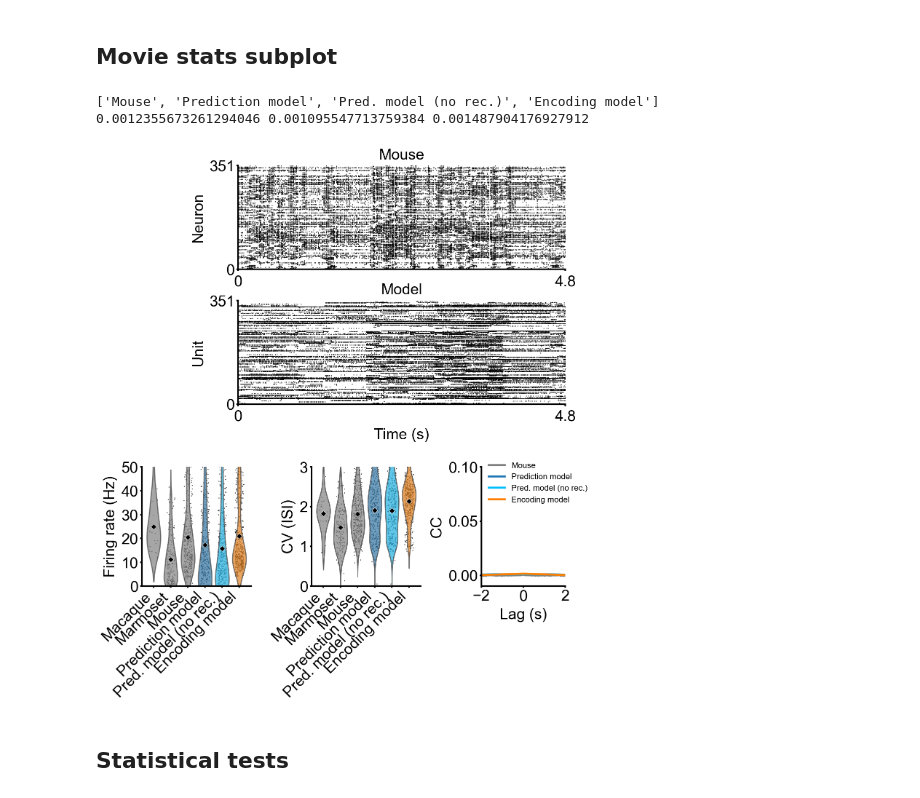
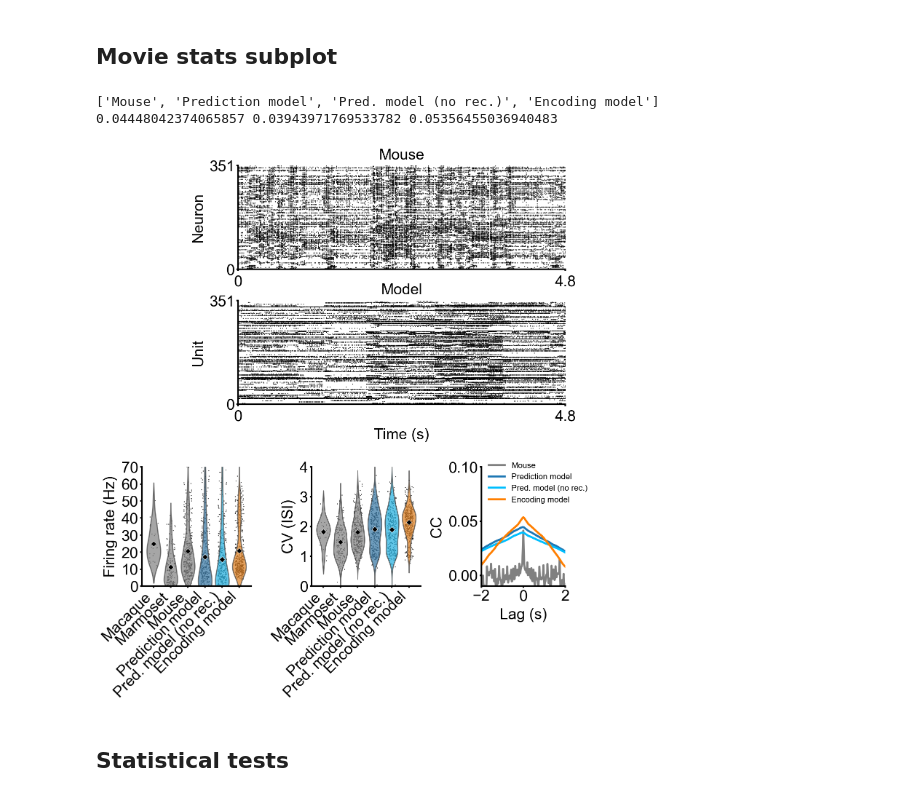
Before and after one commit to webstorms/RetinalModel, a Jupyter notebook: notebooks/Fig 2 - Spike responses.ipynb, the cells around one changed output. Drawn from its saved outputs; the diff is of its cells as text; code cells hidden in the pictures.

```diff
--- a/notebooks/Fig 2 - Spike responses.ipynb
+++ b/notebooks/Fig 2 - Spike responses.ipynb
@@ -221,12 +211,12 @@ model_img_cvisi = cv_df[cv_df["animal"] == "Prediction model"]["y"].values
 ## Movie stats subplot
 # %%
 lag_list, correlation_list, label_list, colour_list = all_spike_stats.get_movie_CC(pairs=2000, bin_dt=24)
-# %%
-print(label_list)
-print(correlation_list[1].max(), correlation_list[2].max(), correlation_list[3].max())
-# %% [output]
-['Mouse', 'Prediction model', 'Pred. model (no rec.)', 'Encoding model']
-0.0012355673261294046 0.001095547713759384 0.001487904176927912
+# %%
+print(label_list)
+print(correlation_list[1].max(), correlation_list[2].max(), correlation_list[3].max())
+# %% [output]
+['Mouse', 'Prediction model', 'Pred. model (no rec.)', 'Encoding model']
+0.04448042374065857 0.03943971769533782 0.05356455036940483
 # %%
 fig = plt.figure(figsize=(15, 15))
 #fig_spec = gridspec.GridSpec(2, 1, wspace=0, hspace=0.35, height_ratios=[1, 0.5])
@@ -234,45 +224,37 @@ fig = plt.figure(figsize=(15, 15))
 #top_spec = gridspec.GridSpecFromSubplotSpec(2, 1, subplot_spec=top_spec[1], height_ratios=[0.5, 0.5], hspace=0.3)
 bottom_spec = gridspec.GridSpecFromSubplotSpec(1, 3, subplot_spec=fig_spec[1], width_ratios=[1.3, 1.3, 1], wspace=0.6)
 
 # Top
 ax = plt.Subplot(fig, top_spec[0])
 plot_raster(*all_spike_stats.mouse_movie_stats.get_exp_spike_times(), "Mouse", 1152, "4.8", 351, "Neuron", ax)
 fig.add_subplot(ax)
 
 ax = plt.Subplot(fig, top_spec[1])
 plot_raster(*all_spike_stats.mouse_movie_stats.get_pred_spike_times(active_idxs, 351, 42+10+10), "Model", 1152, "4.8", 351, "Unit", ax)
 ax.set_xlabel("Time (s)", fontsize=30, labelpad=8)
 fig.add_subplot(ax)
 
 # Bottom
 firing_rate_df = all_spike_stats.get_spike_rate_df(img=False)
 cv_df = all_spike_stats.get_cv_df(img=False)
 
 ax = plt.Subplot(fig, bottom_spec[0])
-plot_natural_spike_stats(firing_rate_df, "Firing rate (Hz)", [0, 10, 20, 30, 40, 50], ["gray", "gray", "gray", dark_blue, "deepskyblue", dark_orange], ax)
+plot_natural_spike_stats(firing_rate_df, "Firing rate (Hz)", [0, 10, 20, 30, 40, 50, 60, 70], ["gray", "gray", "gray", dark_blue, "deepskyblue", dark_orange], ax)
 fig.add_subplot(ax)
 
 ax = plt.Subplot(fig, bottom_spec[1])
-plot_natural_spike_stats(cv_df, "CV (ISI)", [0, 1, 2, 3], ["gray", "gray", "gray", dark_blue, "deepskyblue", dark_orange], ax)
+plot_natural_spike_stats(cv_df, "CV (ISI)", [0, 1, 2, 3, 4], ["gray", "gray", "gray", dark_blue, "deepskyblue", dark_orange], ax)
 fig.add_subplot(ax)
 
-scaled_correlation_list = correlation_list
-#Luke, please check this out
-#T = all_spike_stats.sal_img_stats.spike_tensor.shape[1]
-#bin_dt = 24   # or 33
-#dt = 4
-#scale = T - (bin_dt / dt)
-#scaled_correlation_list = [c * scale for c in correlation_list]
-
 ax = plt.Subplot(fig, bottom_spec[2])
-plot_CC(lag_list, scaled_correlation_list, label_list, colour_list, 2, [-0.01, 0.1], ax)
+plot_CC(lag_list, correlation_list, label_list, colour_list, 2, [-0.01, 0.1], ax)
 leg = ax.legend(bbox_to_anchor=(1.35, 1.1), loc="upper right", fontsize=16, frameon=False)
 ax.get_legend().set_title(None)
 fig.add_subplot(ax)
 
 plt.savefig(f"{root}/figures/fig2/movie_stats.svg", format="svg", transparent=False, bbox_inches="tight")
 # %% [output]
-[figure, old version]
+[figure, new version]
 # %%
 model_movie_firing = firing_rate_df[firing_rate_df["animal"] == "Prediction model"]["y"].values
 model_movie_cvisi = cv_df[cv_df["animal"] == "Prediction model"]["y"].values
```
Also changed, not shown: parts of 7 cells of this notebook, 3 other files.
